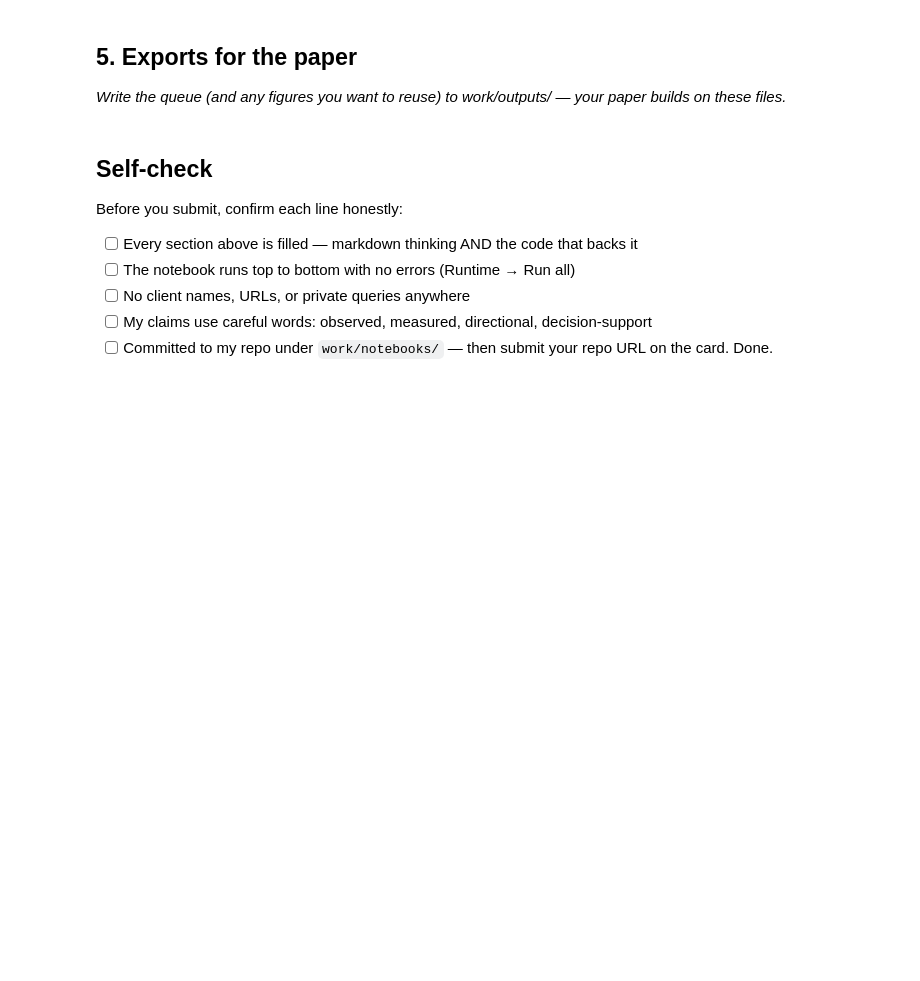
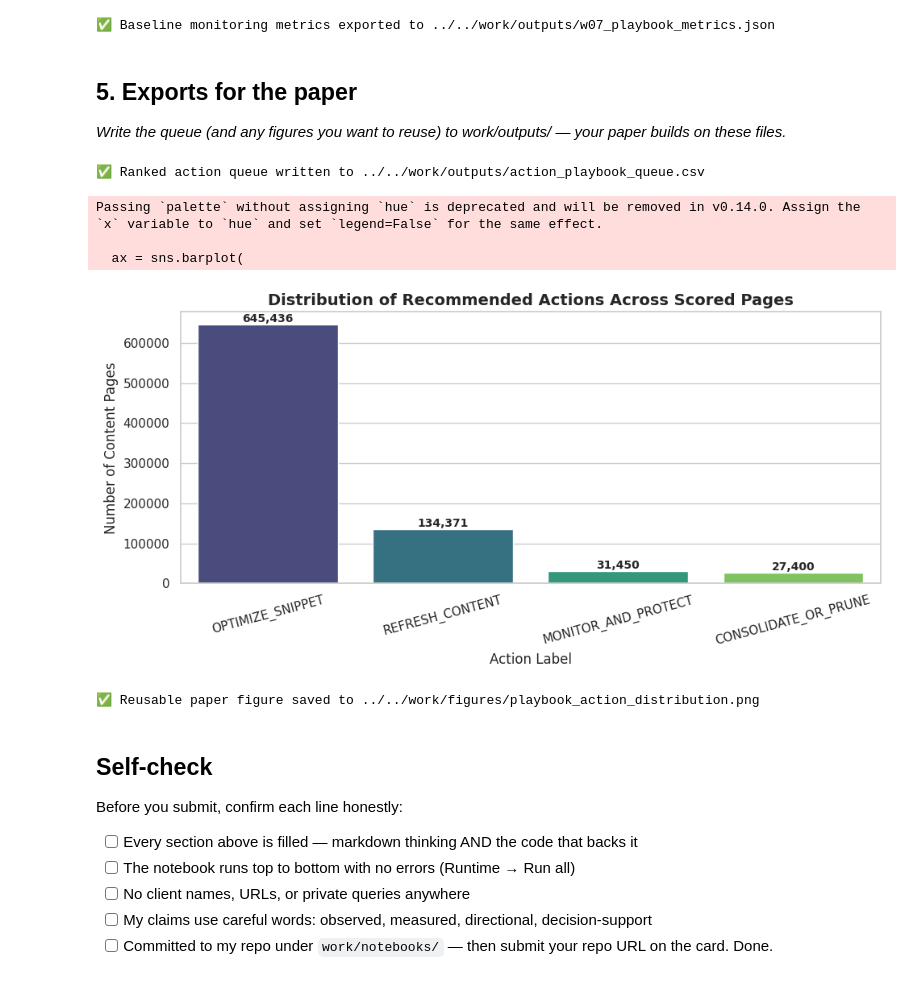
Before and after one commit to meem-5971/FlyRank-ML-, a Jupyter notebook: work/notebooks/w07_action_playbook.ipynb, the cells around one changed output. Drawn from its saved outputs; the diff is of its cells as text; code cells hidden in the pictures; blank space fills up the shorter version.

```diff
--- a/work/notebooks/w07_action_playbook.ipynb
+++ b/work/notebooks/w07_action_playbook.ipynb
@@ -37,3 +164,22 @@ This skeleton is yours to fill. Work the sections **in order** — each one has
+# %%
+# Compute and print current data drift baseline metrics
+baseline_metrics = {
+    "evaluation_date": "2026-09-03",
+    "total_actions_scored": len(df_ranked_queue),
+    "action_distribution": df_ranked_queue['action_label'].value_counts().to_dict(),
+    "mean_impressions": float(df_ranked_queue['total_impressions'].mean()),
+    "mean_ctr": float(df_ranked_queue['historical_ctr'].mean()),
+    "cluster_centers_log_scale": kmeans.cluster_centers_.tolist()
+}
+
+# Save metrics JSON receipt to work/outputs/
+metrics_path = "../../work/outputs/w07_playbook_metrics.json"
+with open(metrics_path, "w") as f:
+    json.dump(baseline_metrics, f, indent=2)
+
+print(f"✅ Baseline monitoring metrics exported to {metrics_path}")
+# %% [output]
+✅ Baseline monitoring metrics exported to ../../work/outputs/w07_playbook_metrics.json
 # %% [markdown]
 ## 5. Exports for the paper
 
@@ -44,3 +187,40 @@ This skeleton is yours to fill. Work the sections **in order** — each one has
+# %%
+# 1. Export Non-Git Ranked Action Queue CSV
+queue_csv_path = "../../work/outputs/action_playbook_queue.csv"
+df_ranked_queue.to_csv(queue_csv_path, index=False)
+print(f"✅ Ranked action queue written to {queue_csv_path}")
+
+# 2. Export Cluster Action Distribution Figure for Paper
+plt.figure(figsize=(10, 5))
+sns.set_theme(style="whitegrid")
+
+ax = sns.barplot(
+    x=df_ranked_queue['action_label'].value_counts().index,
+    y=df_ranked_queue['action_label'].value_counts().values,
+    palette="viridis"
+)
+plt.title("Distribution of Recommended Actions Across Scored Pages", fontsize=14, fontweight='bold')
+plt.xlabel("Action Label", fontsize=12)
+plt.ylabel("Number of Content Pages", fontsize=12)
+plt.xticks(rotation=15)
+
+for p in ax.patches:
+    ax.annotate(f'{int(p.get_height()):,}', (p.get_x() + p.get_width() / 2., p.get_height()),
+                ha='center', va='center', xytext=(0, 5), textcoords='offset points', fontsize=10, fontweight='bold')
+
+plt.tight_layout()
+figure_path = "../../work/figures/playbook_action_distribution.png"
+plt.savefig(figure_path, dpi=300)
+plt.show()
+
+print(f"✅ Reusable paper figure saved to {figure_path}")
+# %% [output]
+✅ Ranked action queue written to ../../work/outputs/action_playbook_queue.csv
+Passing `palette` without assigning `hue` is deprecated and will be removed in v0.14.0. Assign the `x` variable to `hue` and set `legend=False` for the same effect.
+
+  ax = sns.barplot(
+[figure, added]
+✅ Reusable paper figure saved to ../../work/figures/playbook_action_distribution.png
 # %% [markdown]
 ## Self-check
 
```
Also changed, not shown: parts of 15 cells of this notebook.
